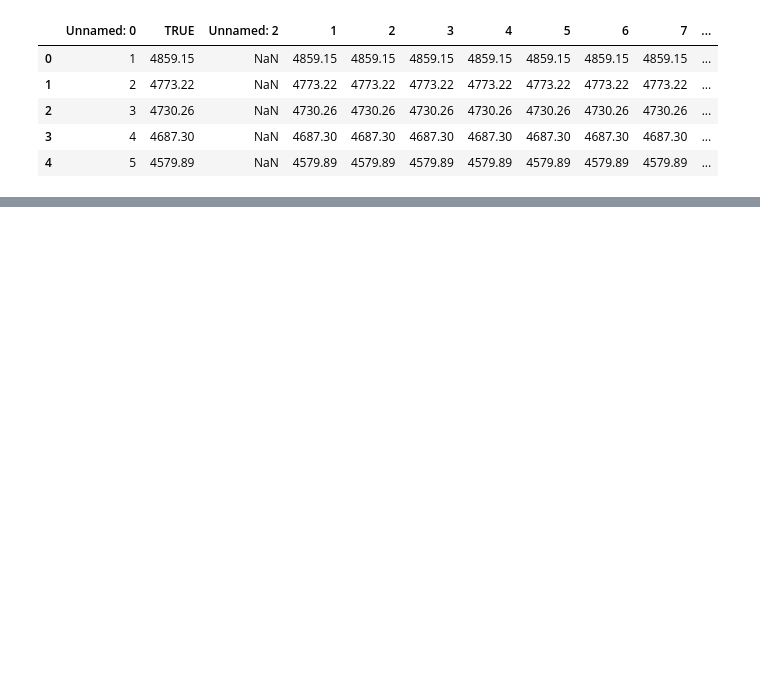
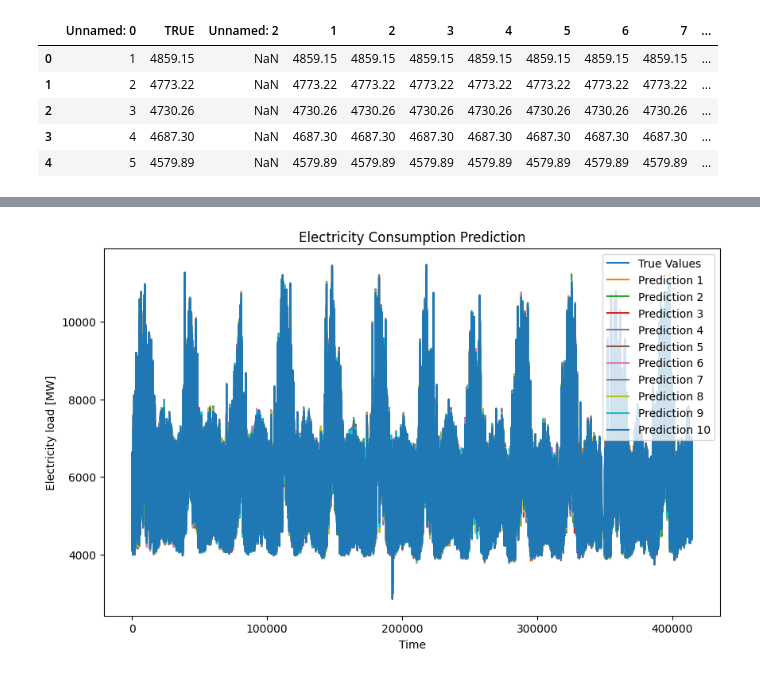
Before and after one commit to tyokyo320/time-series, a Jupyter notebook: utils/predict.ipynb, the cells around one changed output, grey strips where cells are left out. Saved outputs shown, nothing was run; the diff lists cells and outputs as text; code cells hidden in the pictures; blank space fills up the shorter version.

Commit message:
✨ feat: update predict

```diff
--- a/utils/predict.ipynb
+++ b/utils/predict.ipynb
@@ -6,6 +6,7 @@ import pandas as pd
 import config
 # %%
 nTrial = 10
+epoch = 414915
 # %%
 def loadCsvData(path):
     """Load CSV dataset as dataframe"""
@@ -59,0 +57,3 @@ df.shape[0]
+# %%
+true_values = df["TRUE"][1:epoch+1]
+true_values
@@ -59,0 +73,4 @@ df.shape[0]
+# %%
+predicted_column = list(map(lambda x: str(x), range(1, nTrial+1)))
+predicted_values = df[predicted_column][0:epoch]
+predicted_values
@@ -59,0 +91,14 @@ df.shape[0]
+# %%
+plt.figure(figsize=(10, 6))
+plt.plot(true_values, label='True Values')
+
+for i in range(nTrial):
+    plt.plot(predicted_values.iloc[:, i], label=f'Prediction {i+1}')
+
+plt.xlabel('Time')
+plt.ylabel('Electricity load [MW]')
+plt.title('Electricity Consumption Prediction')
+plt.legend()
+plt.show()
+# %% [output]
+[figure, added]
```
Also changed, not shown: parts of 3 cells of this notebook.
